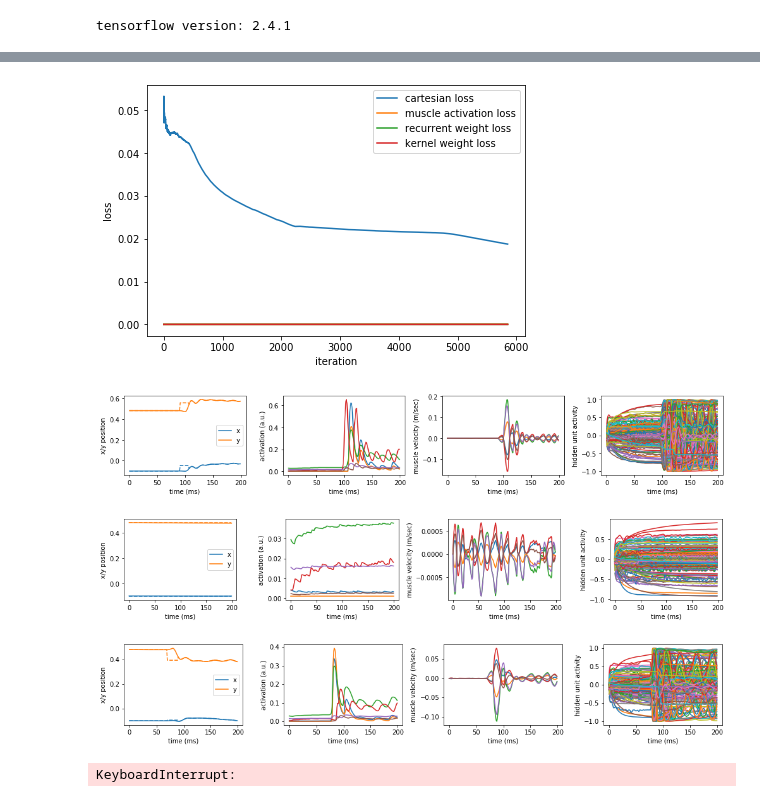
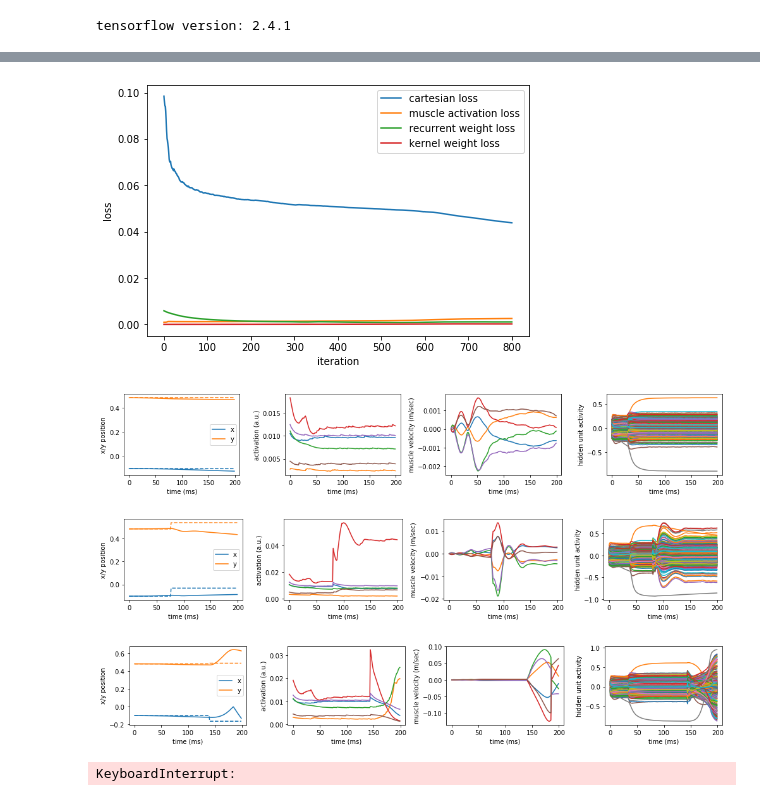
Before and after one commit to OlivierCodol/MotorNet, a Jupyter notebook: notebooks/jonathans_playground/ET.ipynb, the cells around one changed output, grey strips where cells are left out. Saved outputs shown, nothing was run; the diff lists cells and outputs as text; code cells hidden in the pictures.

```diff
--- a/notebooks/jonathans_playground/ET.ipynb
+++ b/notebooks/jonathans_playground/ET.ipynb
@@ -33,36 +33,30 @@ tensorflow version: 2.4.1
 # %%
 arm = RigidTendonArm(muscle_type=RigidTendonHillMuscleThelen(), timestep=0.01,
                      proprioceptive_delay=0.04, visual_delay=0.09, # 0.04, 0.09 best
-                     excitation_noise_sd=1e-4)  # 0.0001 best
-visual_feedback_noise = 5e-3 # 5e-3
-proprio_feedback_noise = 1e-3 # 1e-3
-hidden_noise = 1e-4 # 1e-4
-# kernel 1e-6 best
-# recurrent 2e-5 best
-cell = GRUController(plant=arm, n_units=200, kernel_regularizer=0,
-                     recurrent_regularizer=0, name='cell',
+                     excitation_noise_sd=0.0001)  # 0.0001 best
+visual_feedback_noise = 0.01  # 0.01 best
+proprio_feedback_noise = 0.001  # 0.001 best
+hidden_noise = 0.00001  # 0.0001 best
+# kernel 5e-6 best
+# recurrent 1e-5 best
+cell = GRUController(plant=arm, n_units=300, kernel_regularizer=1e-6,
+                     recurrent_regularizer=2e-5, name='cell',
                      proprioceptive_noise_sd=proprio_feedback_noise, visual_noise_sd=visual_feedback_noise,
                      hidden_noise_sd=hidden_noise)
 
-delay_range = [100, 1500]
-target_time_range = [200, 500]
-do_recompute_targets = True
+delay_range = [200, 1200]
+target_time_range = [200, 400]
+do_recompute_targets = False
 run_mode = 'train'
 cartesian_loss = 1
-muscle_loss = 0.01
-vel_weight = 0.
-condition_independent_magnitude = 0.
-background_load = -1
+muscle_loss = 20
 task = TaskLoadProbability(cell, initial_joint_state=np.deg2rad([60., 80., 0., 0.]),
                            delay_range=delay_range,  # 300, 1600 best
                            target_time_range=target_time_range,
                            do_recompute_targets=do_recompute_targets,
                            run_mode=run_mode,
                            cartesian_loss=cartesian_loss,
-                           muscle_loss=muscle_loss,
-                           condition_independent_magnitude=condition_independent_magnitude,
-                           background_load=background_load,
-                           vel_weight=vel_weight
+                           muscle_loss=muscle_loss
                            )
 
 # declare inputs
@@ -103,7 +97,7 @@ def scheduler(batch, lr):
         else:
             return lr * tf.math.exp(-0.003)
 learningrate_callback = CustomLearningRateScheduler(scheduler, verbose=1)
-trainingplot_callback = TrainingPlotter(task, plot_freq=50)
+trainingplot_callback = TrainingPlotter(task, plot_freq=100)
 tensorflowfix_callback = TensorflowFix()
 control_rnn.summary()
 losses
@@ -132,20 +126,20 @@ cell.layers[1].bias = tf.convert_to_tensor([-5.18, -6.47, -3.63, -6.42, -4.40, -
 # %%
 #name = 'LoadProb_full_0'
 #control_rnn.load_weights('/home/jonathan/Desktop/MotorNetModels/LoadProb/Nets/' + name).expect_partial()
 
 batch_size = 32
 n_t = int(2.0 / arm.dt)
 control_rnn.task.run_mode = 'train'
 control_rnn.task.set_training_params(batch_size=batch_size, n_timesteps=n_t, iterations=10000)
 with tf.device('/cpu:0'):
-    control_rnn.fit(task, verbose=1,
+    control_rnn.fit(control_rnn.task, verbose=1,
                     callbacks=[tensorflowfix_callback, batchlog_callback, trainingplot_callback],
                     shuffle=False)
 # %% [output]
-[figure, old version]
+[figure, new version]
-[figure, old version]
+[figure, new version]
-[figure, old version]
+[figure, new version]
-[figure, old version]
+[figure, new version]
 KeyboardInterrupt:
 # %%
 if 'loss' in batchlog_callback.history:
```
Also changed, not shown: parts of 3 cells of this notebook, 1 other file.
